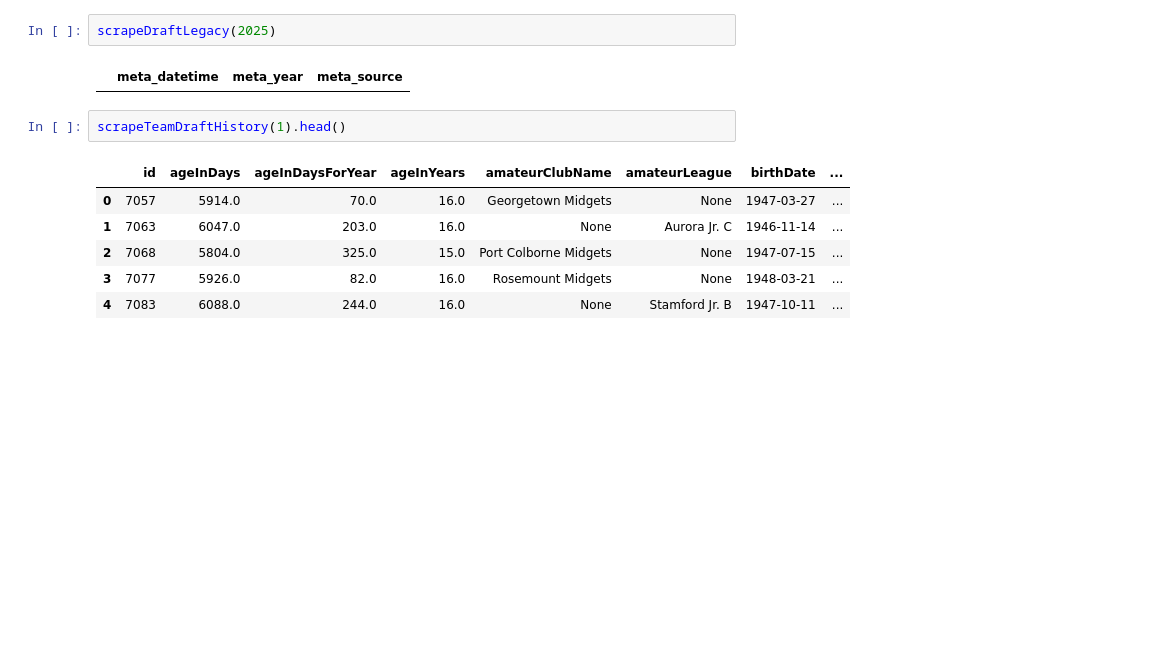
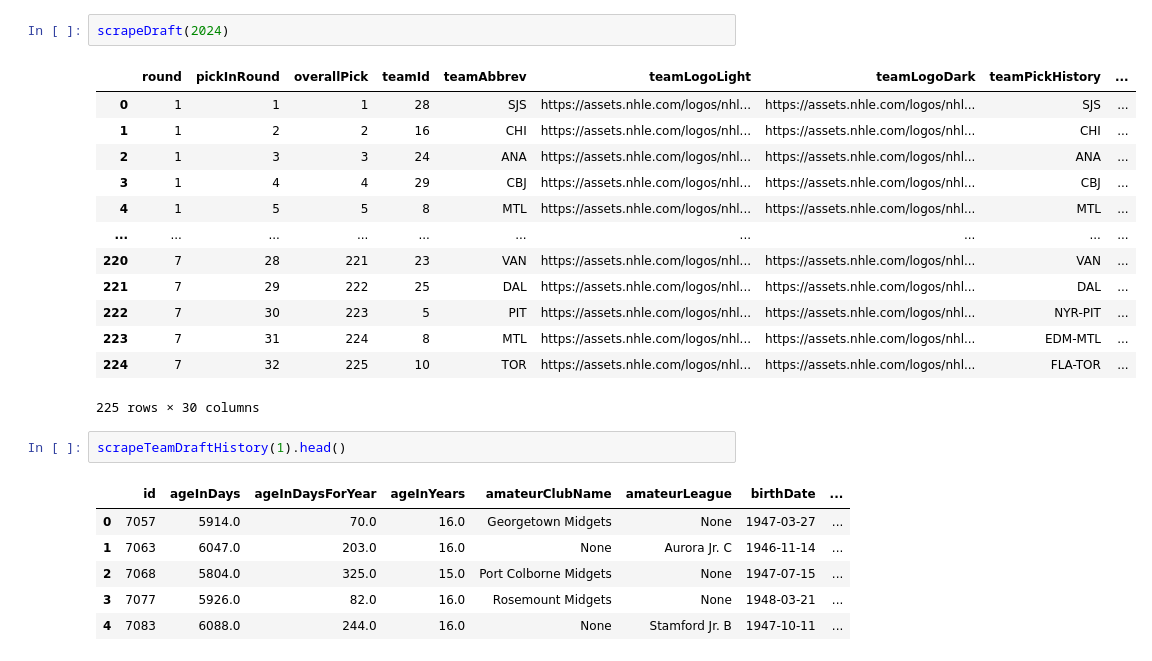
Before and after one commit to maxtixador/nhl_scraper, a Jupyter notebook: notebooks/test_scraper.ipynb, the cells around one changed output. Cells and saved outputs as stored; diff of their text form; blank space fills up the shorter version.

```diff
--- a/notebooks/test_scraper.ipynb
+++ b/notebooks/test_scraper.ipynb
@@ -16,7 +38,19 @@ pd.set_option('display.encoding', 'utf-8')
 # %%
-scrapeDraftLegacy(2025)
+scrapeDraft(2024)
 # %% [output]
-|  | meta_datetime | meta_year | meta_source |
+|  | round | pickInRound | overallPick | teamId | teamAbbrev | teamLogoLight | teamLogoDark | teamPickHistory | ... |
+| 0 | 1 | 1 | 1 | 28 | SJS | https://assets.nhle.com/logos/nhl... | https://assets.nhle.com/logos/nhl... | SJS | ... |
+| 1 | 1 | 2 | 2 | 16 | CHI | https://assets.nhle.com/logos/nhl... | https://assets.nhle.com/logos/nhl... | CHI | ... |
+| 2 | 1 | 3 | 3 | 24 | ANA | https://assets.nhle.com/logos/nhl... | https://assets.nhle.com/logos/nhl... | ANA | ... |
+| 3 | 1 | 4 | 4 | 29 | CBJ | https://assets.nhle.com/logos/nhl... | https://assets.nhle.com/logos/nhl... | CBJ | ... |
+| 4 | 1 | 5 | 5 | 8 | MTL | https://assets.nhle.com/logos/nhl... | https://assets.nhle.com/logos/nhl... | MTL | ... |
+| ... | ... | ... | ... | ... | ... | ... | ... | ... | ... |
+| 220 | 7 | 28 | 221 | 23 | VAN | https://assets.nhle.com/logos/nhl... | https://assets.nhle.com/logos/nhl... | VAN | ... |
+| 221 | 7 | 29 | 222 | 25 | DAL | https://assets.nhle.com/logos/nhl... | https://assets.nhle.com/logos/nhl... | DAL | ... |
+| 222 | 7 | 30 | 223 | 5 | PIT | https://assets.nhle.com/logos/nhl... | https://assets.nhle.com/logos/nhl... | NYR-PIT | ... |
+| 223 | 7 | 31 | 224 | 8 | MTL | https://assets.nhle.com/logos/nhl... | https://assets.nhle.com/logos/nhl... | EDM-MTL | ... |
+| 224 | 7 | 32 | 225 | 10 | TOR | https://assets.nhle.com/logos/nhl... | https://assets.nhle.com/logos/nhl... | FLA-TOR | ... |
+225 rows × 30 columns
 # %%
 scrapeTeamDraftHistory(1).head()
 # %% [output]
```
Also changed, not shown: parts of 3 cells of this notebook, 17 other files.
